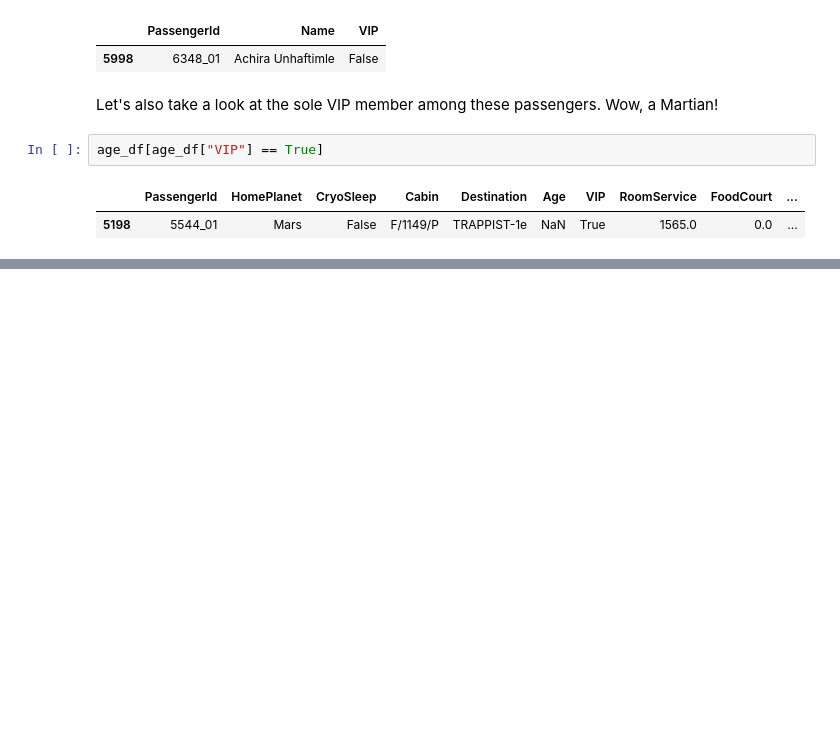
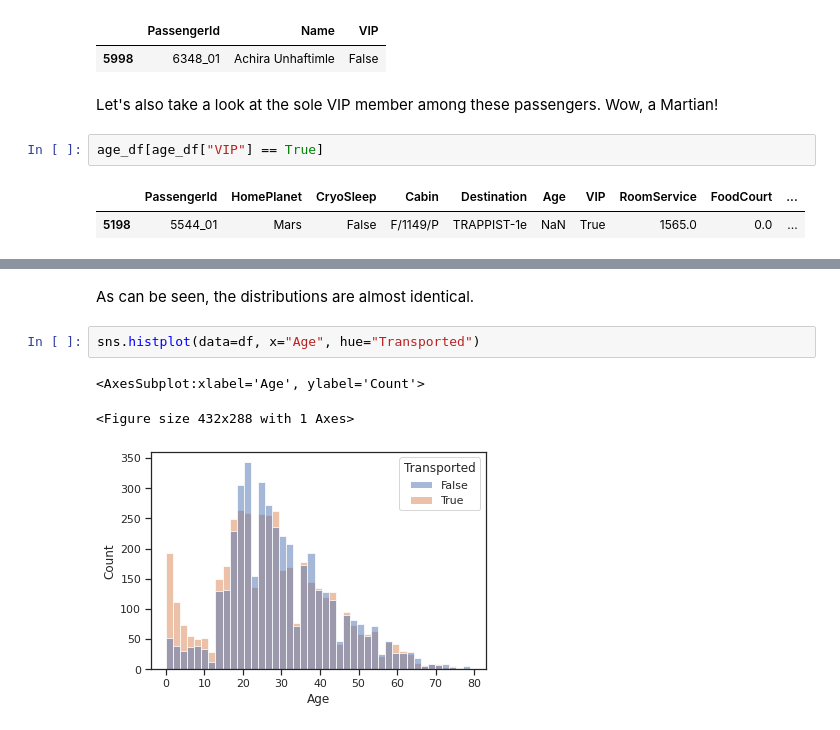
Before and after one commit to MalayAgr/Kaggle-Spaceship-Titanic, a Jupyter notebook: eda.ipynb, the cells around one changed output, grey strips where cells are left out. Cells and saved outputs as stored; diff of their text form; blank space fills up the shorter version.

```diff
--- a/eda.ipynb
+++ b/eda.ipynb
@@ -366,0 +466,8 @@ age_df[age_df["VIP"] == True]
+# %% [markdown]
+As can be seen, the distributions are almost identical.
+# %%
+sns.histplot(data=df, x="Age", hue="Transported")
+# %% [output]
+<AxesSubplot:xlabel='Age', ylabel='Count'>
+<Figure size 432x288 with 1 Axes>
+[figure, added]
```
Also changed, not shown: parts of 41 cells of this notebook.
